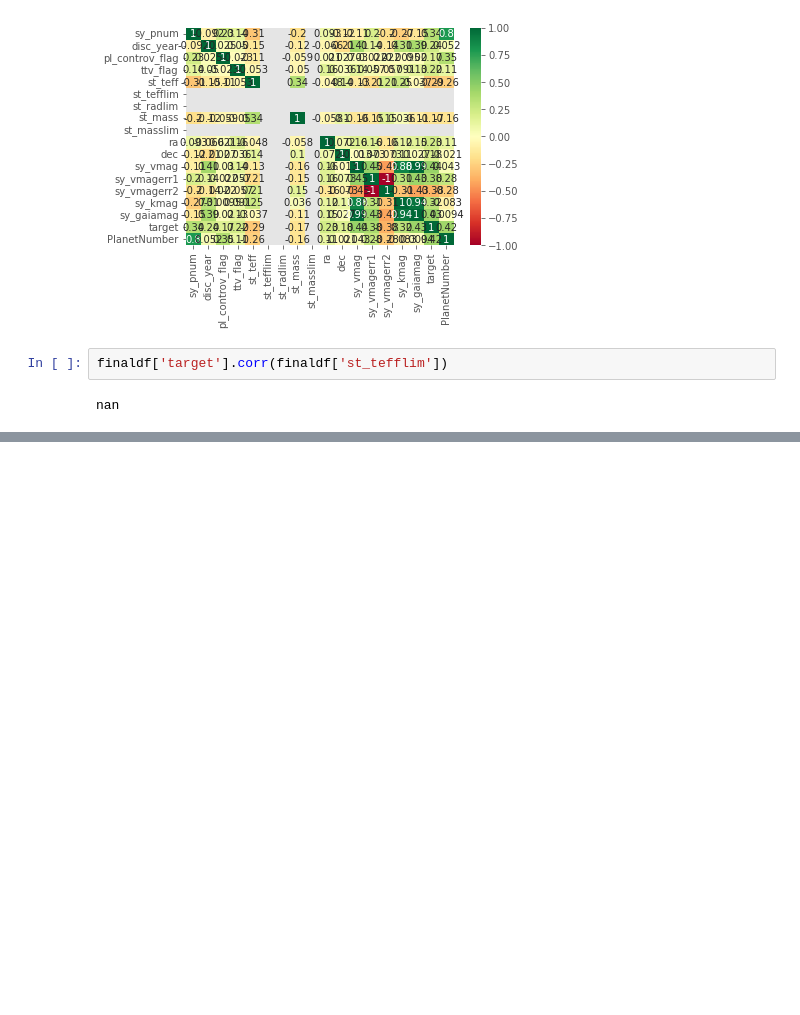
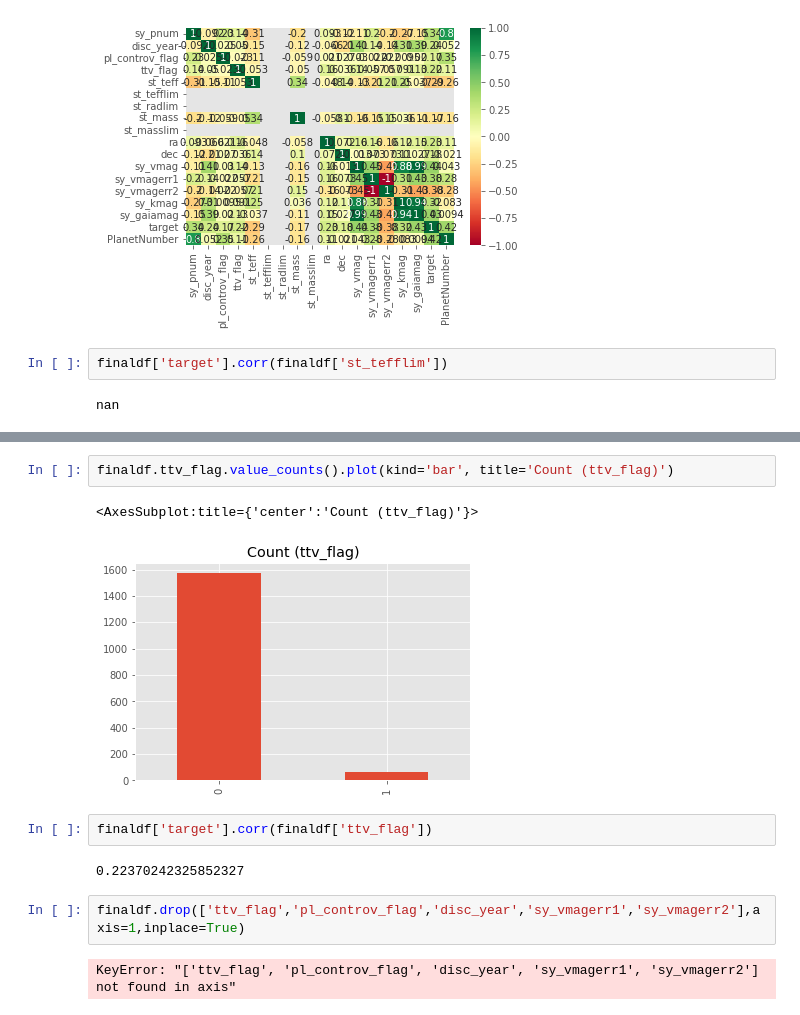
Before and after one commit to Sarthakpurii/ExoRealm, a Jupyter notebook: ML Model/main.ipynb, the cells around one changed output, grey strips where cells are left out. Drawn from its saved outputs; the diff is of its cells as text; blank space fills up the shorter version.

```diff
--- a/ML Model/main.ipynb
+++ b/ML Model/main.ipynb
@@ -394,0 +450,13 @@ SyntaxError: invalid syntax (Temp/ipykernel_6860/4046241351.py, line 1)
+# %%
+finaldf.ttv_flag.value_counts().plot(kind='bar', title='Count (ttv_flag)')
+# %% [output]
+<AxesSubplot:title={'center':'Count (ttv_flag)'}>
+[figure, added]
+# %%
+finaldf['target'].corr(finaldf['ttv_flag'])
+# %% [output]
+0.22370242325852327
+# %%
+finaldf.drop(['ttv_flag','pl_controv_flag','disc_year','sy_vmagerr1','sy_vmagerr2'],axis=1,inplace=True)
+# %% [output]
+KeyError: "['ttv_flag', 'pl_controv_flag', 'disc_year', 'sy_vmagerr1', 'sy_vmagerr2'] not found in axis"
```
Also changed, not shown: parts of 36 cells of this notebook.
